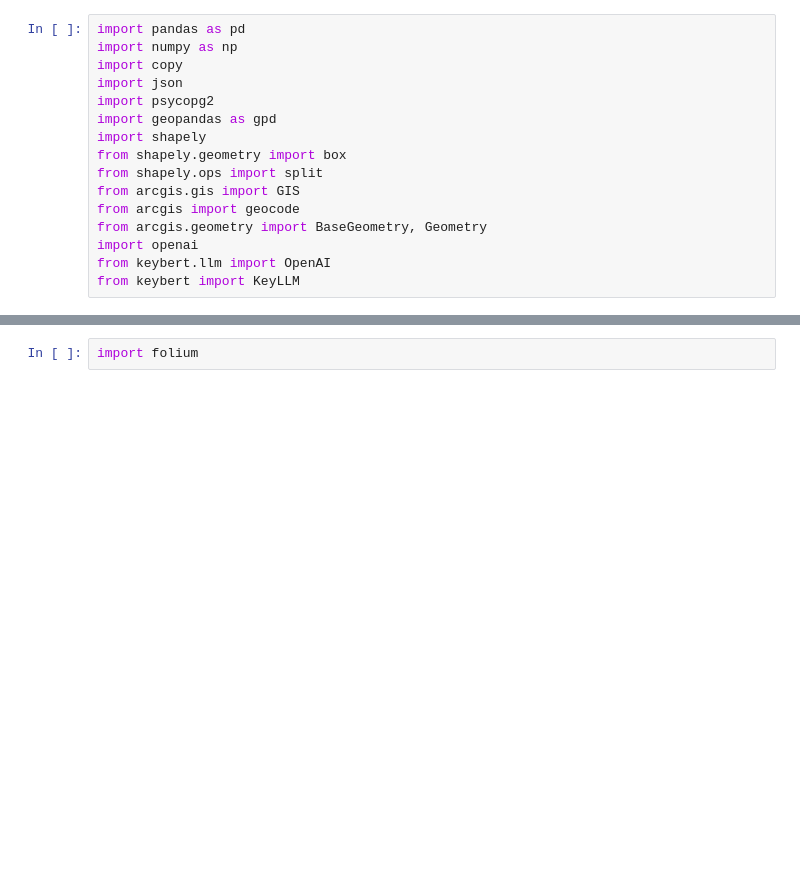
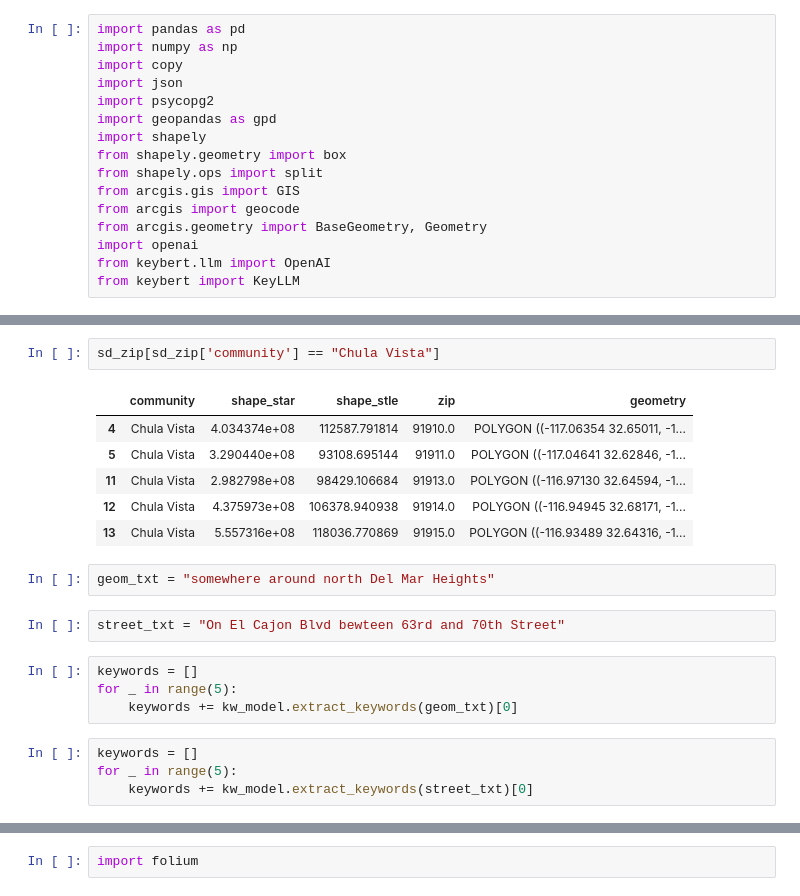
Before and after one commit to MuscularBrain/Nourish, a Jupyter notebook: Spatial API Cleaned.ipynb, the cells around one changed output, grey strips where cells are left out. Cells and saved outputs as stored; diff of their text form; blank space fills up the shorter version.

```diff
--- a/Spatial API Cleaned.ipynb
+++ b/Spatial API Cleaned.ipynb
@@ -75,0 +87,21 @@ Wall time: 4min 7s
+# %%
+sd_zip[sd_zip['community'] == "Chula Vista"]
+# %% [output]
+|  | community | shape_star | shape_stle | zip | geometry |
+| 4 | Chula Vista | 4.034374e+08 | 112587.791814 | 91910.0 | POLYGON ((-117.06354 32.65011, -1... |
+| 5 | Chula Vista | 3.290440e+08 | 93108.695144 | 91911.0 | POLYGON ((-117.04641 32.62846, -1... |
+| 11 | Chula Vista | 2.982798e+08 | 98429.106684 | 91913.0 | POLYGON ((-116.97130 32.64594, -1... |
+| 12 | Chula Vista | 4.375973e+08 | 106378.940938 | 91914.0 | POLYGON ((-116.94945 32.68171, -1... |
+| 13 | Chula Vista | 5.557316e+08 | 118036.770869 | 91915.0 | POLYGON ((-116.93489 32.64316, -1... |
+# %%
+geom_txt = "somewhere around north Del Mar Heights"
+# %%
+street_txt = "On El Cajon Blvd bewteen 63rd and 70th Street"
+# %%
+keywords = []
+for _ in range(5):
+    keywords += kw_model.extract_keywords(geom_txt)[0]
+# %%
+keywords = []
+for _ in range(5):
+    keywords += kw_model.extract_keywords(street_txt)[0]
```
Also changed, not shown: parts of 10 cells of this notebook.
